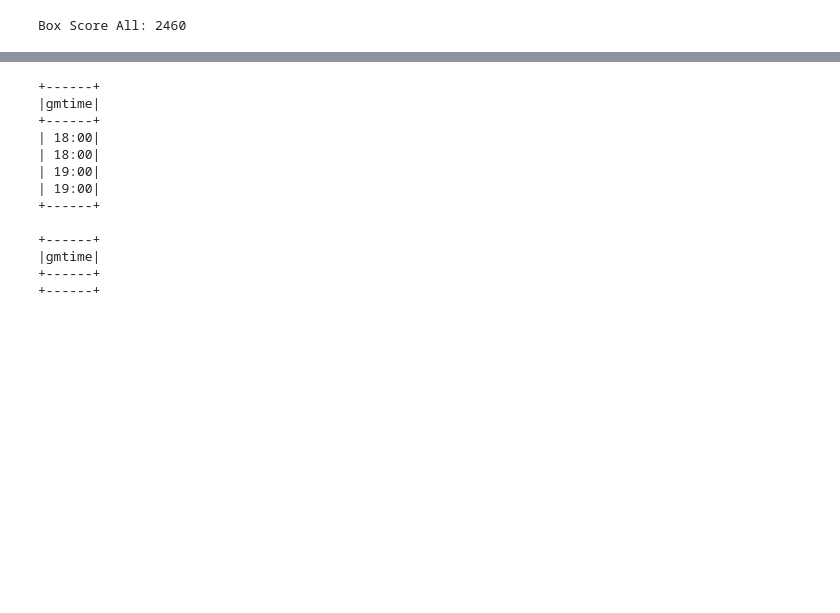
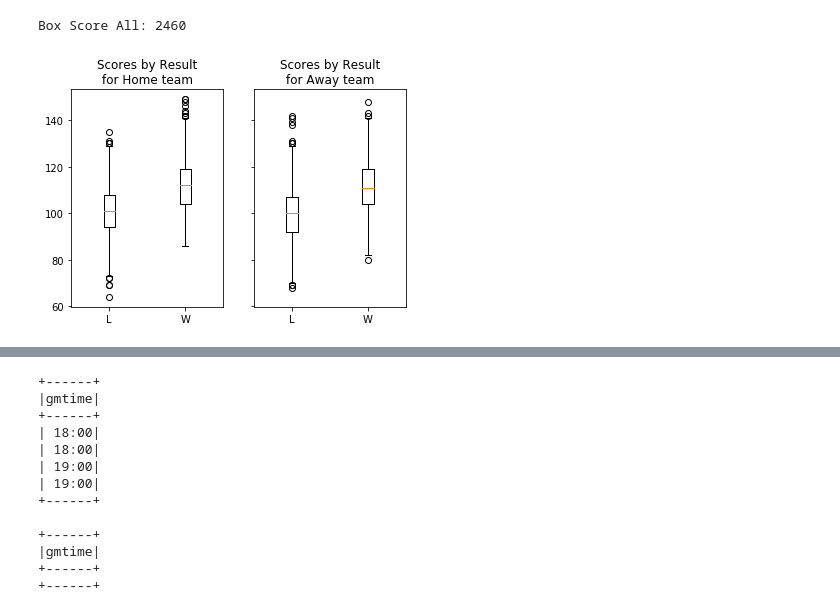
Before and after one commit to scon012/722-Iteration-4, a Jupyter notebook: 722-Iteration-4.ipynb, the cells around one changed output, grey strips where cells are left out. Cells and saved outputs as stored; diff of their text form; code cells hidden in the pictures; blank space fills up the shorter version.

```diff
--- a/722-Iteration-4.ipynb
+++ b/722-Iteration-4.ipynb
@@ -113,19 +114,29 @@ Box Score All: 2460
 # %%
 # Visualize the Outliers
 
 myBS = pd.DataFrame(boxScoreAll.take(5000))
 
 plotData = pd.DataFrame(myBS, columns = [13, 16]).rename(inplace=False, index = str, columns = {13:"teamRslt",16:'teamPTS'}).pivot(columns='teamRslt')
-print(plotData)
+
+# Remove the NaN values from the array and make into a list because they will not be the same length
+plotdata = np.array(plotData)
+mask = ~np.isnan(plotdata)
+plotdata = [d[m] for d, m in zip(plotdata.T, mask.T)]
 
 fig, axes = plt.subplots(nrows=1, ncols=2, sharey=True)
-axes[0].boxplot(plotData, showfliers = True, labels=list('Win', 'Lose'))
-axes[0].set_title("Scores by Result for Home team")
+axes[0].boxplot(plotdata, showfliers = True, labels=list('LW'))
+axes[0].set_title("Scores by Result\nfor Home team")
 
-plotData = pd.DataFrame(myBS, columns = [69, 72]).rename(inplace=False, index = str, columns = {69:"teamRslt",72:'teamPTS'})
+# Repeat again for the away team
+plotData = pd.DataFrame(myBS, columns = [69, 72]).rename(inplace=False, index = str, columns = {69:"teamRslt",72:'teamPTS'}).pivot(columns='teamRslt')
+plotdata = np.array(plotData)
+mask = ~np.isnan(plotdata)
+plotdata = [d[m] for d, m in zip(plotdata.T, mask.T)]
 
-axes[1].boxplot(plotData, showfliers = True, labels=list('Win', 'Lose'))
-axes[1].set_title("Scores by Result for Away team")
+axes[1].boxplot(plotdata, showfliers = True, labels=list('LW'))
+axes[1].set_title("Scores by Result\nfor Away team")
 
 fig.subplots_adjust(hspace=50)
 plt.show()
+# %% [output]
+[figure, added]
```
Also changed, not shown: parts of 15 cells of this notebook.
